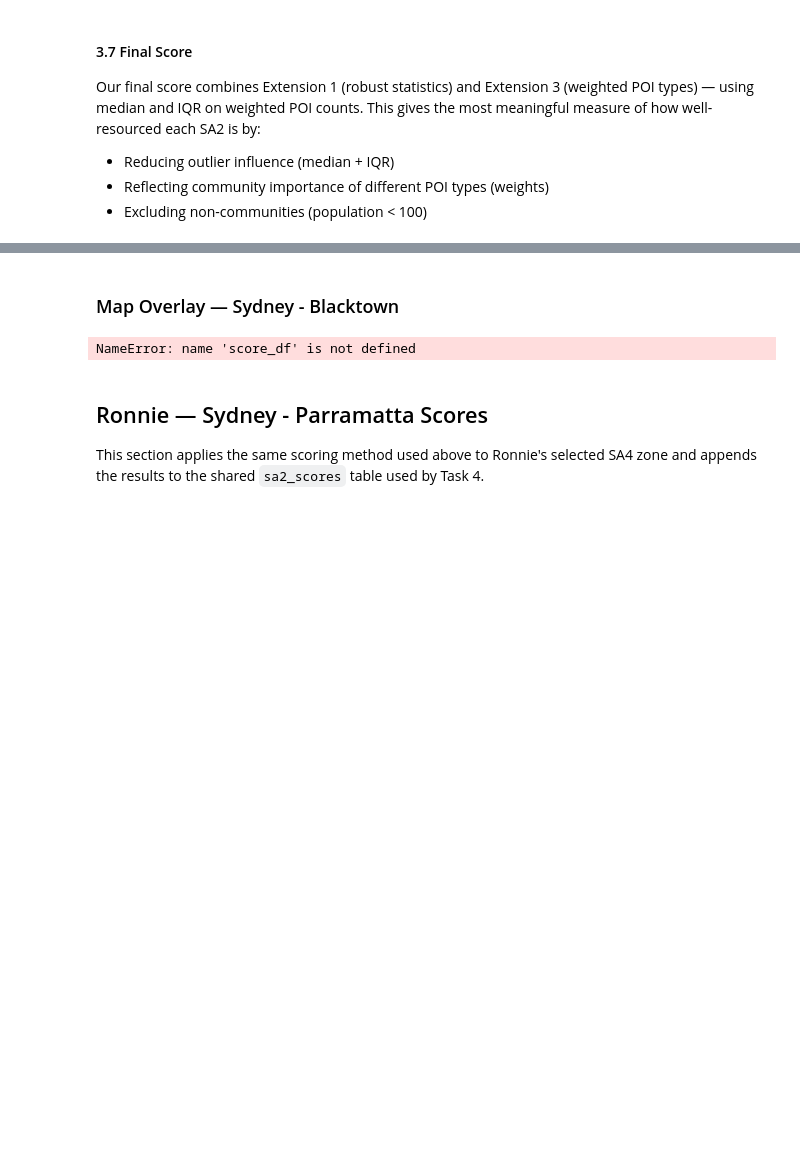
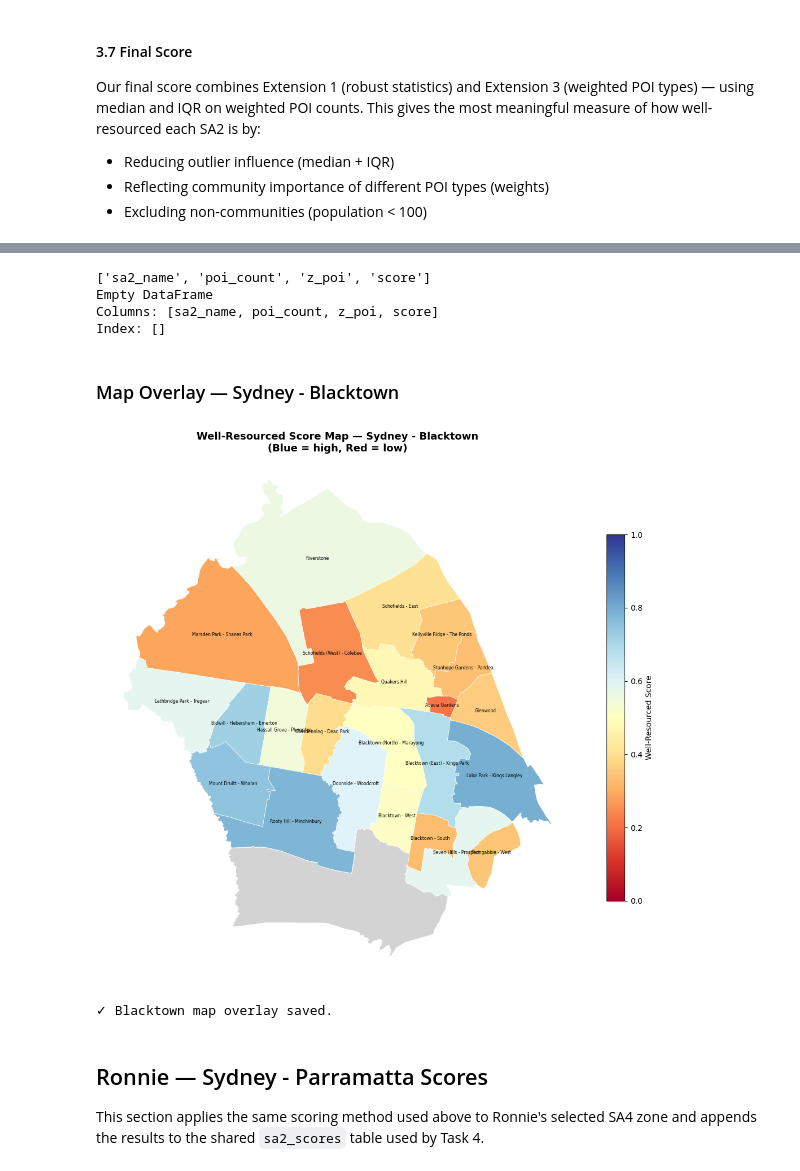
Before and after one commit to Ronnie-711/DATA2001_assignment, a Jupyter notebook: assignment.ipynb, the cells around one changed output, grey strips where cells are left out. Saved outputs shown, nothing was run; the diff lists cells and outputs as text; code cells hidden in the pictures; blank space fills up the shorter version.

Commit message:
fixed map overlay issue

```diff
--- a/assignment.ipynb
+++ b/assignment.ipynb
@@ -2237,4 +2206,12 @@ Final Well-Resourced Scores — Sydney - Blacktown
 ✓ Final scores saved to sa2_scores table in PostgreSQL.
+# %%
+print(score_df.columns.tolist())
+print(score_df.head())
+# %% [output]
+['sa2_name', 'poi_count', 'z_poi', 'score']
+Empty DataFrame
+Columns: [sa2_name, poi_count, z_poi, score]
+Index: []
 # %% [markdown]
 ###  Map Overlay — Sydney - Blacktown
 # %%
@@ -2249,7 +2226,7 @@ blacktown_gdf = sa2_gdf[sa2_gdf["SA4_NAME21"] == "Sydney - Blacktown"].copy()
 blacktown_gdf["SA2_CODE21"] = blacktown_gdf["SA2_CODE21"].astype(str)
 
 map_gdf = blacktown_gdf.merge(
-    score_df[["sa2_code", "score_final", "poi_count"]],
+    poi_counts[["sa2_code", "score_final", "poi_count"]],
     left_on="SA2_CODE21",
     right_on="sa2_code",
     how="left"
@@ -2262,34 +2239,35 @@ map_gdf.plot(
     column="score_final",
     cmap="RdYlBu",
     linewidth=0.5,
     edgecolor="white",
     legend=True,
     legend_kwds={"label": "Well-Resourced Score", "shrink": 0.7},
     missing_kwds={"color": "lightgrey", "label": "No data"},
     ax=ax,
     vmin=0, vmax=1
 )
 
 # SA2 labels with score
 for _, row in map_gdf.iterrows():
     if row.geometry is not None and not pd.isna(row.get("score_final")):
         centroid = row.geometry.centroid
         ax.annotate(
             f'{row["SA2_NAME21"]}',
             xy=(centroid.x, centroid.y),
             fontsize=5.5, ha="center", va="center", color="black"
         )
 
 ax.set_title("Well-Resourced Score Map — Sydney - Blacktown\n(Blue = high, Red = low)",
              fontsize=13, fontweight="bold")
 ax.set_axis_off()
 
 plt.tight_layout()
 plt.savefig("blacktown_score_map.png", dpi=150, bbox_inches="tight")
 plt.show()
 print("✓ Blacktown map overlay saved.")
 # %% [output]
+[figure, added]
-NameError: name 'score_df' is not defined
+✓ Blacktown map overlay saved.
 # %% [markdown]
 ## Ronnie — Sydney - Parramatta Scores
 
```
Also changed, not shown: parts of 11 cells of this notebook.
